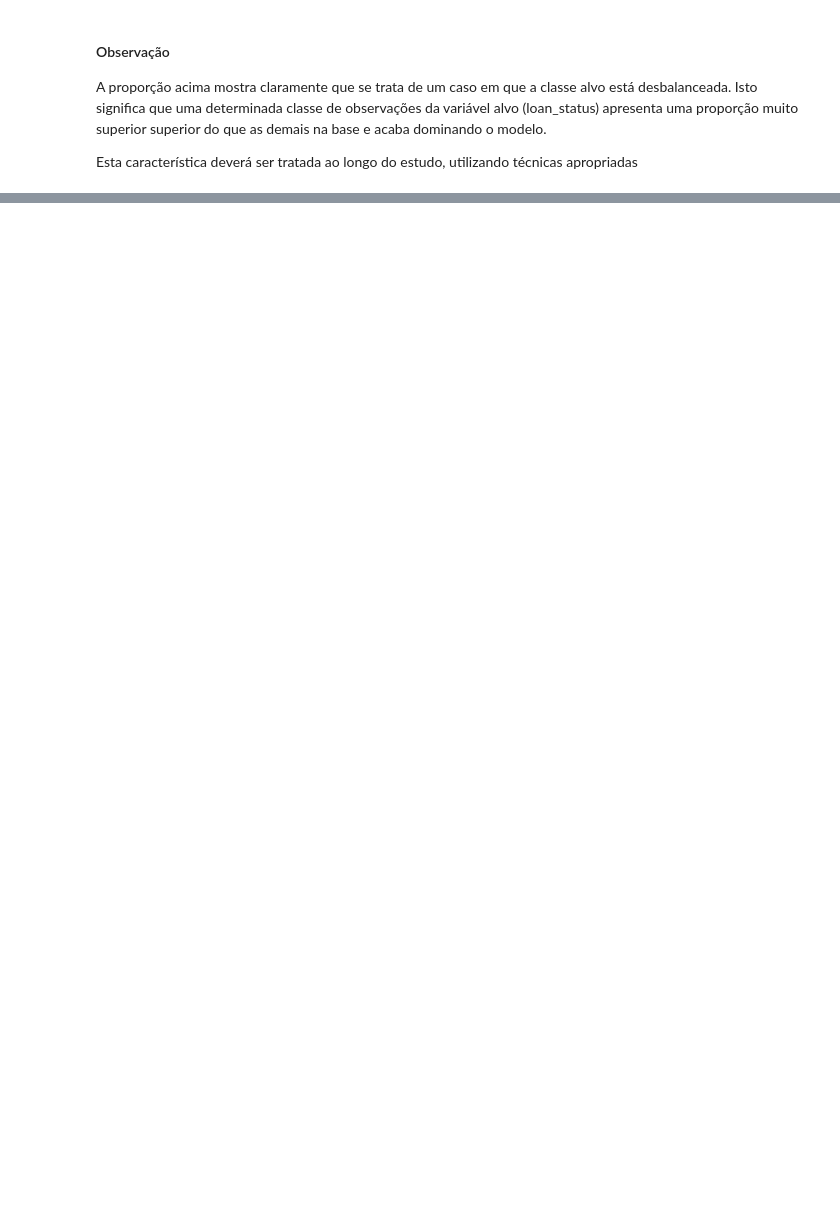
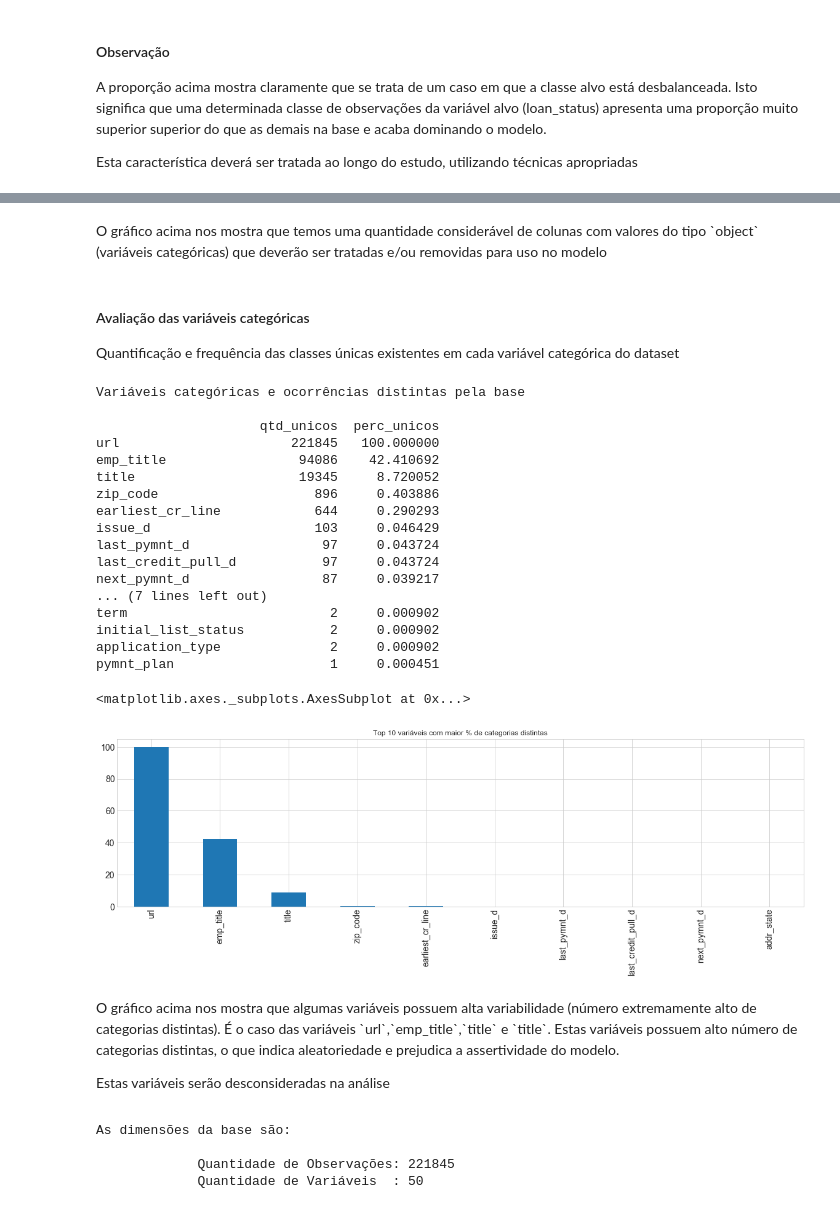
Before and after one commit to junqueira/lending-club-loan-data-analysis, a Jupyter notebook: notebook/Trabalho - Análises Preditivas.ipynb, the cells around one changed output, grey strips where cells are left out. Drawn from its saved outputs; the diff is of its cells as text; code cells hidden in the pictures; blank space fills up the shorter version.

```diff
--- a/notebook/Trabalho - Análises Preditivas.ipynb
+++ b/notebook/Trabalho - Análises Preditivas.ipynb
@@ -207,0 +288,49 @@ KeyboardInterrupt:
+# %% [markdown]
+<p>O gráfico acima nos mostra que temos uma quantidade considerável de colunas com valores do tipo `object` (variáveis categóricas) que deverão ser tratadas e/ou removidas para uso no modelo </p>
+# %% [markdown]
+<h4>Avaliação das variáveis categóricas</h4>
+<p>Quantificação e frequência das classes únicas existentes em cada variável categórica do dataset</p>
+# %%
+category = pd.DataFrame({ 'qtd_unicos': df.select_dtypes(include=['object']).apply(pd.Series.nunique, axis = 0)})
+category['perc_unicos'] = category['qtd_unicos'].apply(lambda x: (float(x)/len(df))*100)
+
+print("Variáveis categóricas e ocorrências distintas pela base \n")
+print(category.sort_values(by='perc_unicos',ascending=False))
+
+#plota o gráfico de barras por percentual de categorias únicas
+category['perc_unicos'].sort_values(ascending=False).head(10).plot.bar(
+    figsize=(20,5),
+    fontsize=14,
+    title='Top 10 variáveis com maior % de categorias distintas')
+# %% [output]
+Variáveis categóricas e ocorrências distintas pela base
+
+                     qtd_unicos  perc_unicos
+url                      221845   100.000000
+emp_title                 94086    42.410692
+title                     19345     8.720052
+zip_code                    896     0.403886
+earliest_cr_line            644     0.290293
+issue_d                     103     0.046429
+last_pymnt_d                 97     0.043724
+last_credit_pull_d           97     0.043724
+next_pymnt_d                 87     0.039217
+... (7 lines left out)
+term                          2     0.000902
+initial_list_status           2     0.000902
+application_type              2     0.000902
+pymnt_plan                    1     0.000451
+<matplotlib.axes._subplots.AxesSubplot at 0x...>
+[figure, added]
+# %% [markdown]
+<p> O gráfico acima nos mostra que algumas variáveis possuem alta variabilidade (número extremamente alto de categorias distintas). É o caso das variáveis `url`,`emp_title`,`title` e `title`. Estas variáveis possuem alto número de categorias distintas, o que indica aleatoriedade e prejudica a assertividade do modelo.<p>
+
+<p> Estas variáveis serão desconsideradas na análise </p>
+# %%
+df.drop(['url','emp_title','title'],axis=1,inplace=True)
+print_shape(df)
+# %% [output]
+As dimensões da base são:
+
+             Quantidade de Observações: 221845
+             Quantidade de Variáveis  : 50
```
Also changed, not shown: parts of 17 cells of this notebook.
